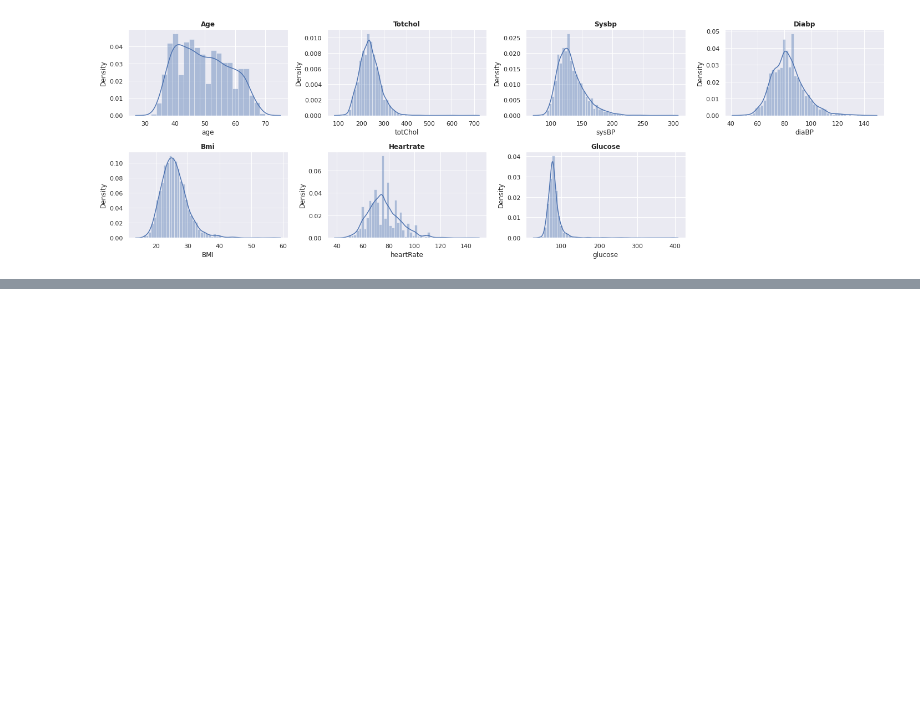
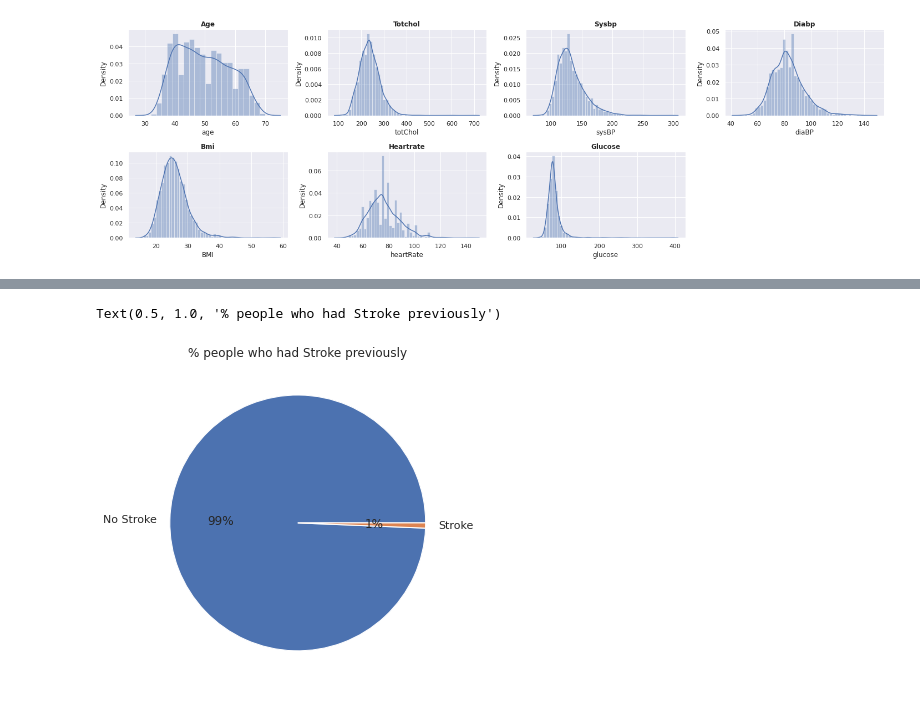
Before and after one commit to bharath967/Cardiovascular-Risk-Prediction, a Jupyter notebook: Cardiovascular_project.ipynb, the cells around one changed output, grey strips where cells are left out. Drawn from its saved outputs; the diff is of its cells as text; code cells hidden in the pictures; blank space fills up the shorter version.

```diff
--- a/Cardiovascular_project.ipynb
+++ b/Cardiovascular_project.ipynb
@@ -338,0 +348,9 @@ Text(0.5, 1.0, 'Cardiovascular Risk rate')
+# %%
+fig, ax = plt.subplots(figsize = (30, 20))
+plt.subplot(3,2,3)
+labels = 'No Stroke','Stroke'
+plt.pie(data['prevalentStroke'].value_counts(), labels=labels ,autopct='%1.0f%%')
+plt.title("% people who had Stroke previously")
+# %% [output]
+Text(0.5, 1.0, '% people who had Stroke previously')
+[figure, added]
```
Also changed, not shown: parts of 10 cells of this notebook.
